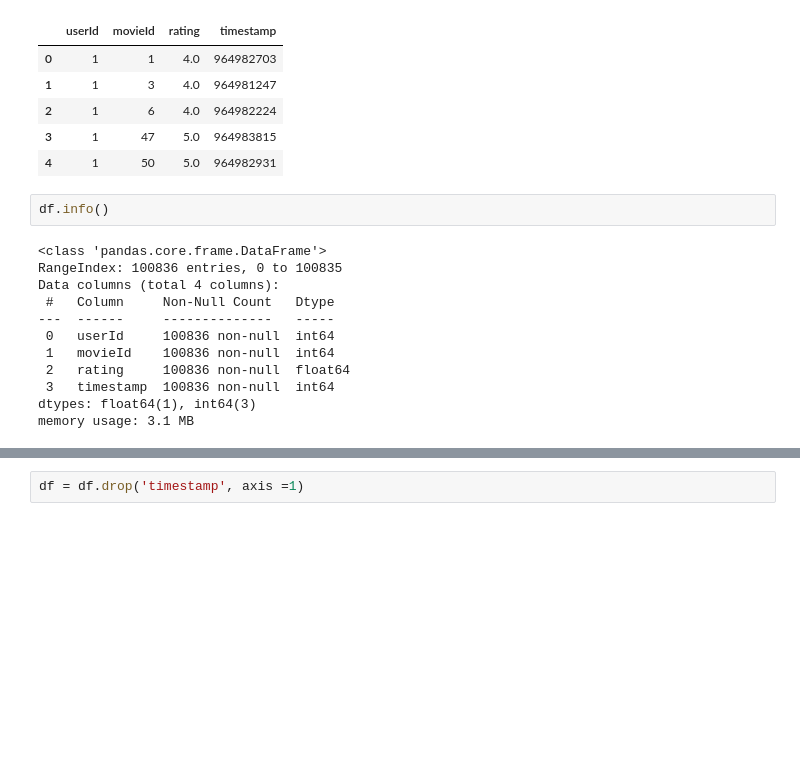
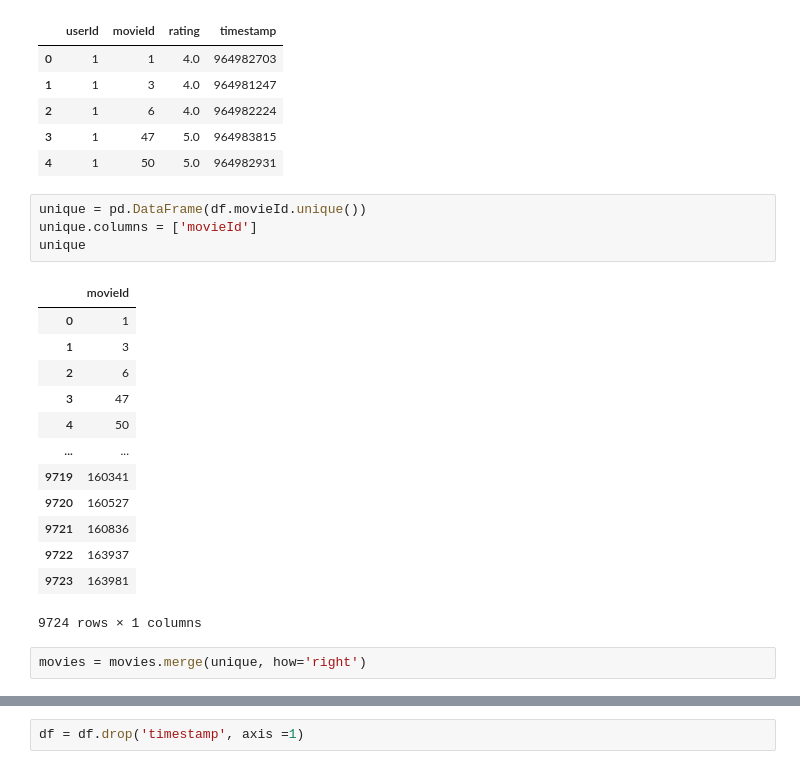
Before and after one commit to ferrau10/movie-recommendation, a Jupyter notebook: NMF.ipynb, the cells around one changed output, grey strips where cells are left out. Drawn from its saved outputs; the diff is of its cells as text; blank space fills up the shorter version.

```diff
--- a/NMF.ipynb
+++ b/NMF.ipynb
@@ -18,18 +19,24 @@ df.head()
 | 2 | 1 | 6 | 4.0 | 964982224 |
 | 3 | 1 | 47 | 5.0 | 964983815 |
 | 4 | 1 | 50 | 5.0 | 964982931 |
-# %%
-df.info()
-# %% [output]
-<class 'pandas.core.frame.DataFrame'>
-RangeIndex: 100836 entries, 0 to 100835
-Data columns (total 4 columns):
- #   Column     Non-Null Count   Dtype
----  ------     --------------   -----
- 0   userId     100836 non-null  int64
- 1   movieId    100836 non-null  int64
- 2   rating     100836 non-null  float64
- 3   timestamp  100836 non-null  int64
-dtypes: float64(1), int64(3)
-memory usage: 3.1 MB
+# %%
+unique = pd.DataFrame(df.movieId.unique())
+unique.columns = ['movieId']
+unique
+# %% [output]
+|  | movieId |
+| 0 | 1 |
+| 1 | 3 |
+| 2 | 6 |
+| 3 | 47 |
+| 4 | 50 |
+| ... | ... |
+| 9719 | 160341 |
+| 9720 | 160527 |
+| 9721 | 160836 |
+| 9722 | 163937 |
+| 9723 | 163981 |
+9724 rows × 1 columns
+# %%
+movies = movies.merge(unique, how='right')
 # %%
```
Also changed, not shown: parts of 36 cells of this notebook, 4 other files.
